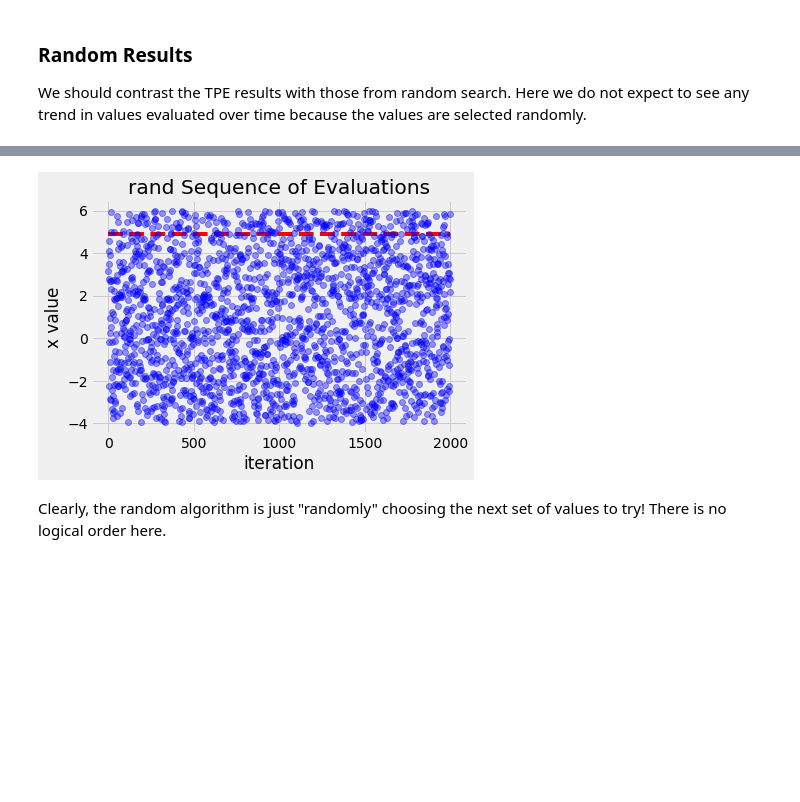
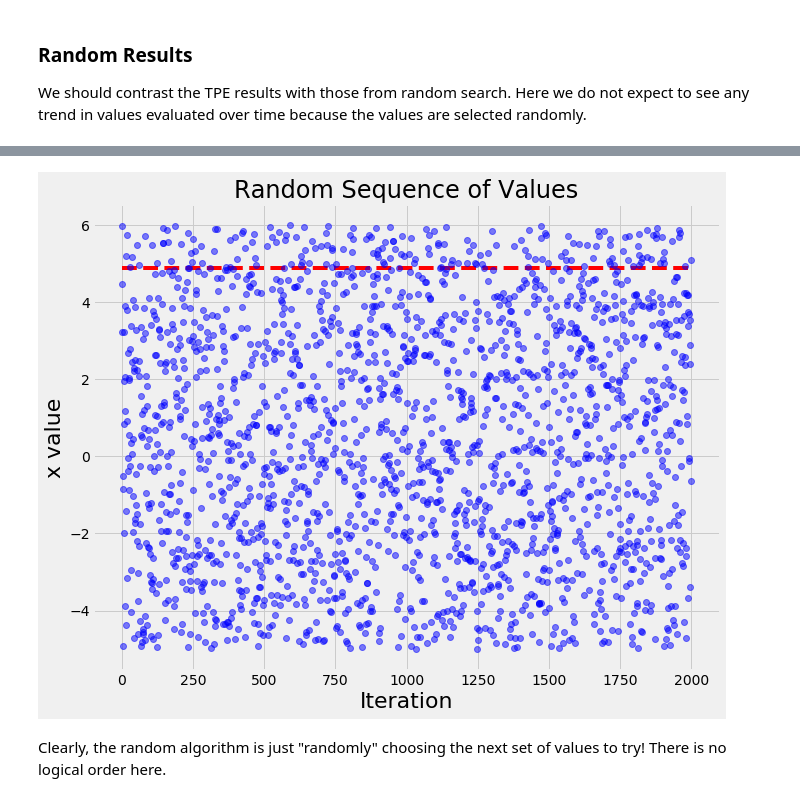
Before and after one commit to WillKoehrsen/hyperparameter-optimization, a Jupyter notebook: Introduction to Bayesian Optimization with Hyperopt.ipynb, the cells around one changed output, grey strips where cells are left out. Cells and saved outputs as stored; diff of their text form; code cells hidden in the pictures; blank space fills up the shorter version.

```diff
--- a/Introduction to Bayesian Optimization with Hyperopt.ipynb
+++ b/Introduction to Bayesian Optimization with Hyperopt.ipynb
@@ -268,9 +285,10 @@ rand_results.head()
 # %%
-plt.plot(rand_results['iteration'], rand_results['x'],  'bo', alpha = 0.4);
-plt.xlabel('iteration'); plt.ylabel('x value'); plt.title('rand Sequence of Evaluations');
+plt.figure(figsize = (10, 8))
+plt.plot(rand_results['iteration'], rand_results['x'],  'bo', alpha = 0.5);
+plt.xlabel('Iteration', size = 22); plt.ylabel('x value', size = 22); plt.title('Random Sequence of Values', size = 24);
 plt.hlines(minx, 0, 2000, linestyles = '--', colors = 'r');
 # %% [output]
-[figure, old version]
+[figure, new version]
 # %% [markdown]
 Clearly, the random algorithm is just "randomly" choosing the next set of values to try! There is no logical order here.
 # %%
```
Also changed, not shown: parts of 20 cells of this notebook, 11 other files.
